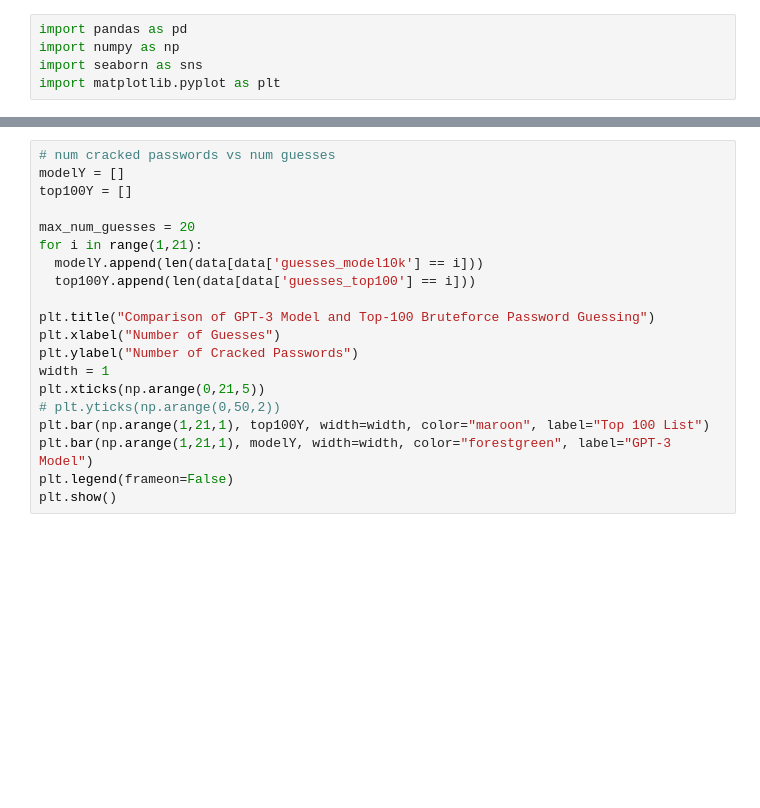
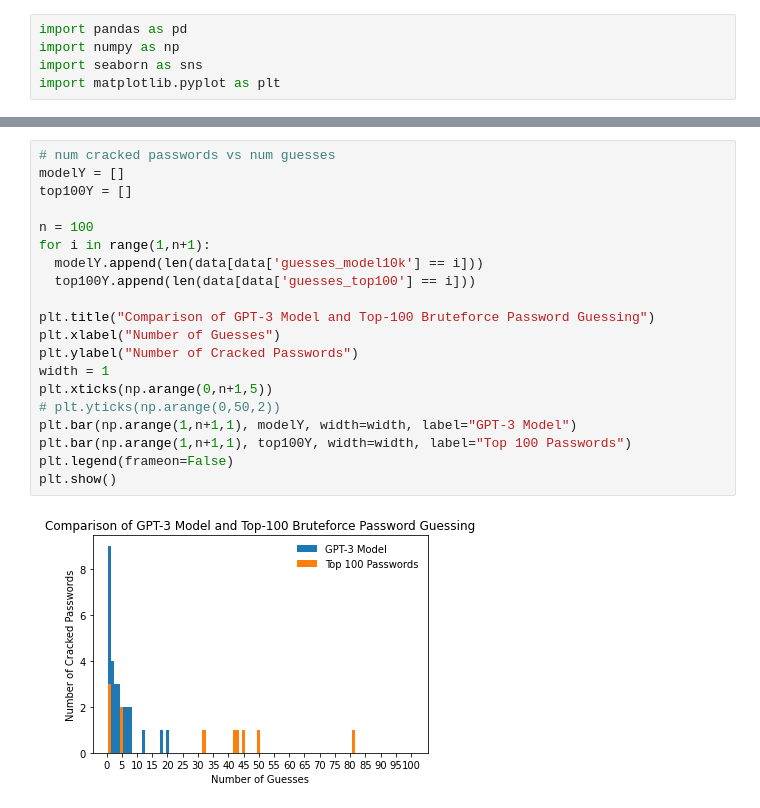
Before and after one commit to ACM-Research/targeted-password-guesses, a Jupyter notebook: code/analysis.ipynb, the cells around one changed output, grey strips where cells are left out. Saved outputs shown, nothing was run; the diff lists cells and outputs as text; blank space fills up the shorter version.

```diff
--- a/code/analysis.ipynb
+++ b/code/analysis.ipynb
@@ -18,20 +24,22 @@ sns.distplot(data['top100_difflib_similarity'])
 # %%
 # num cracked passwords vs num guesses
 modelY = []
 top100Y = []
 
-max_num_guesses = 20
-for i in range(1,21):
+n = 100
+for i in range(1,n+1):
   modelY.append(len(data[data['guesses_model10k'] == i]))
   top100Y.append(len(data[data['guesses_top100'] == i]))
 
 plt.title("Comparison of GPT-3 Model and Top-100 Bruteforce Password Guessing")
 plt.xlabel("Number of Guesses")
 plt.ylabel("Number of Cracked Passwords")
 width = 1
-plt.xticks(np.arange(0,21,5))
+plt.xticks(np.arange(0,n+1,5))
 # plt.yticks(np.arange(0,50,2))
-plt.bar(np.arange(1,21,1), top100Y, width=width, color="maroon", label="Top 100 List")
-plt.bar(np.arange(1,21,1), modelY, width=width, color="forestgreen", label="GPT-3 Model")
+plt.bar(np.arange(1,n+1,1), modelY, width=width, label="GPT-3 Model")
+plt.bar(np.arange(1,n+1,1), top100Y, width=width, label="Top 100 Passwords")
 plt.legend(frameon=False)
 plt.show()
+# %% [output]
+[figure, added]
```
Also changed, not shown: parts of 4 cells of this notebook, 3 other files.
